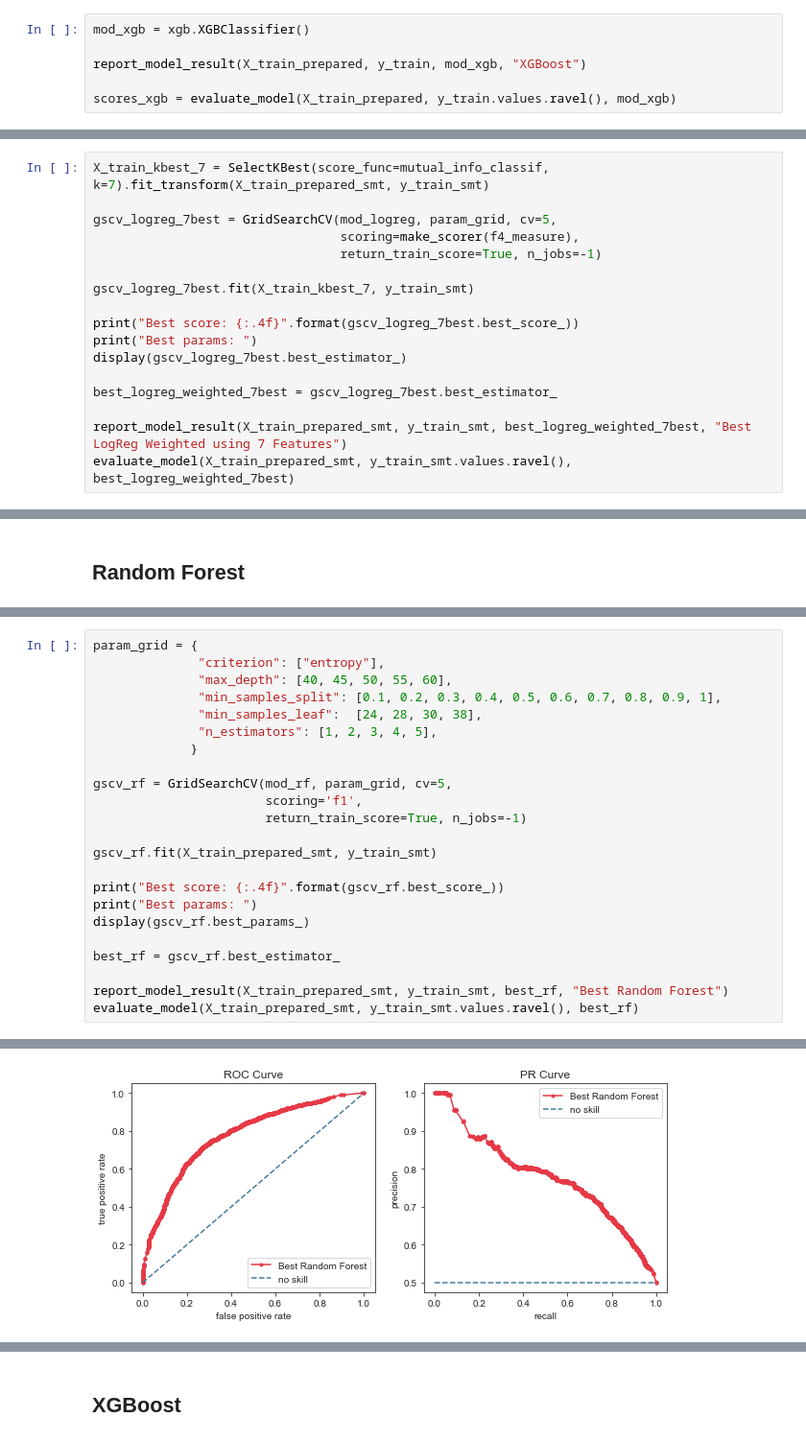
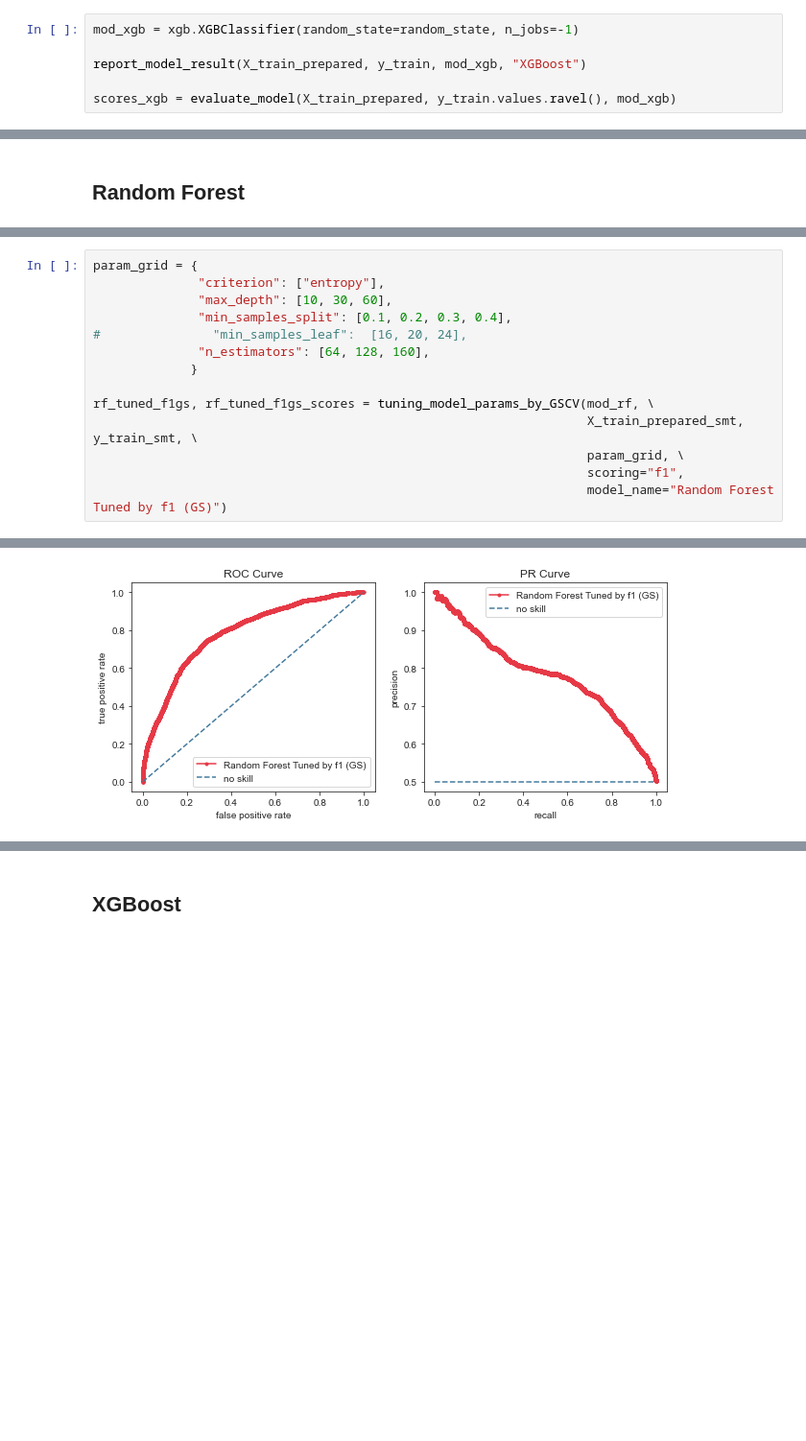
Before and after one commit to 21m1n/A-Deep-Dive-into-Imbalanced-Loan-Data-from-lendingclub.com, a Jupyter notebook: Loan Data.ipynb, the cells around one changed output, grey strips where cells are left out. Shown at 96% size. Drawn from its saved outputs; the diff is of its cells as text; blank space fills up the shorter version.

```diff
--- a/Loan Data.ipynb
+++ b/Loan Data.ipynb
@@ -1129,7 +1162,7 @@ dtype: float64
 # %% [markdown]
 ## XGBoost
 # %%
-mod_xgb = xgb.XGBClassifier()
+mod_xgb = xgb.XGBClassifier(random_state=random_state, n_jobs=-1)
 
 report_model_result(X_train_prepared, y_train, mod_xgb, "XGBoost")
 
@@ -1876,17 +1759,0 @@ mean accuracy scores, train: 0.5094, test: 0.5093
-# %%
-X_train_kbest_7 = SelectKBest(score_func=mutual_info_classif, k=7).fit_transform(X_train_prepared_smt, y_train_smt)
-
-gscv_logreg_7best = GridSearchCV(mod_logreg, param_grid, cv=5,
-                                 scoring=make_scorer(f4_measure),
-                                 return_train_score=True, n_jobs=-1)
-
-gscv_logreg_7best.fit(X_train_kbest_7, y_train_smt)
-
-print("Best score: {:.4f}".format(gscv_logreg_7best.best_score_))
-print("Best params: ")
-display(gscv_logreg_7best.best_estimator_)
-
-best_logreg_weighted_7best = gscv_logreg_7best.best_estimator_
-
-report_model_result(X_train_prepared_smt, y_train_smt, best_logreg_weighted_7best, "Best LogReg Weighted using 7 Features")
-evaluate_model(X_train_prepared_smt, y_train_smt.values.ravel(), best_logreg_weighted_7best)
@@ -1999,24 +2052,15 @@ mean accuracy scores, train: 0.6846, test: 0.6791
 # %%
 param_grid = {
               "criterion": ["entropy"],
-              "max_depth": [40, 45, 50, 55, 60],
-              "min_samples_split": [0.1, 0.2, 0.3, 0.4, 0.5, 0.6, 0.7, 0.8, 0.9, 1],
-              "min_samples_leaf":  [24, 28, 30, 38],
-              "n_estimators": [1, 2, 3, 4, 5],
+              "max_depth": [10, 30, 60],
+              "min_samples_split": [0.1, 0.2, 0.3, 0.4],
+#               "min_samples_leaf":  [16, 20, 24],
+              "n_estimators": [64, 128, 160],
              }
 
-gscv_rf = GridSearchCV(mod_rf, param_grid, cv=5,
-                       scoring='f1',
-                       return_train_score=True, n_jobs=-1)
-
-gscv_rf.fit(X_train_prepared_smt, y_train_smt)
-
-print("Best score: {:.4f}".format(gscv_rf.best_score_))
-print("Best params: ")
-display(gscv_rf.best_params_)
-
-best_rf = gscv_rf.best_estimator_
-
-report_model_result(X_train_prepared_smt, y_train_smt, best_rf, "Best Random Forest")
-evaluate_model(X_train_prepared_smt, y_train_smt.values.ravel(), best_rf)
+rf_tuned_f1gs, rf_tuned_f1gs_scores = tuning_model_params_by_GSCV(mod_rf, \
+                                                                  X_train_prepared_smt, y_train_smt, \
+                                                                  param_grid, \
+                                                                  scoring="f1",
+                                                                  model_name="Random Forest Tuned by f1 (GS)")
 # %% [output]
@@ -2043,3 +2086,3 @@ weighted avg       0.72      0.72      0.72     12872
-[figure, old version]
+[figure, new version]
 ============================================================
 Model evaluation using K fold stratification
```
Also changed, not shown: parts of 69 cells of this notebook.
